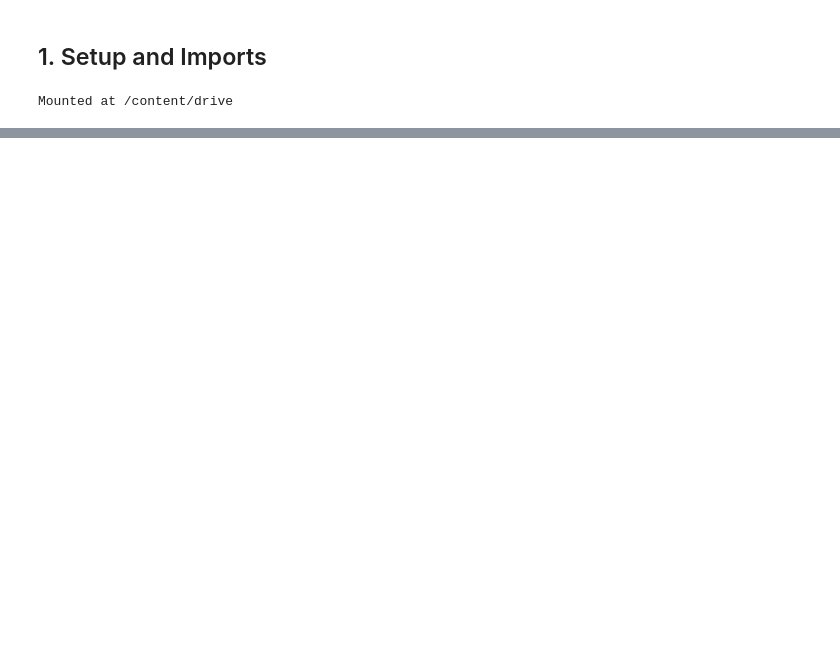
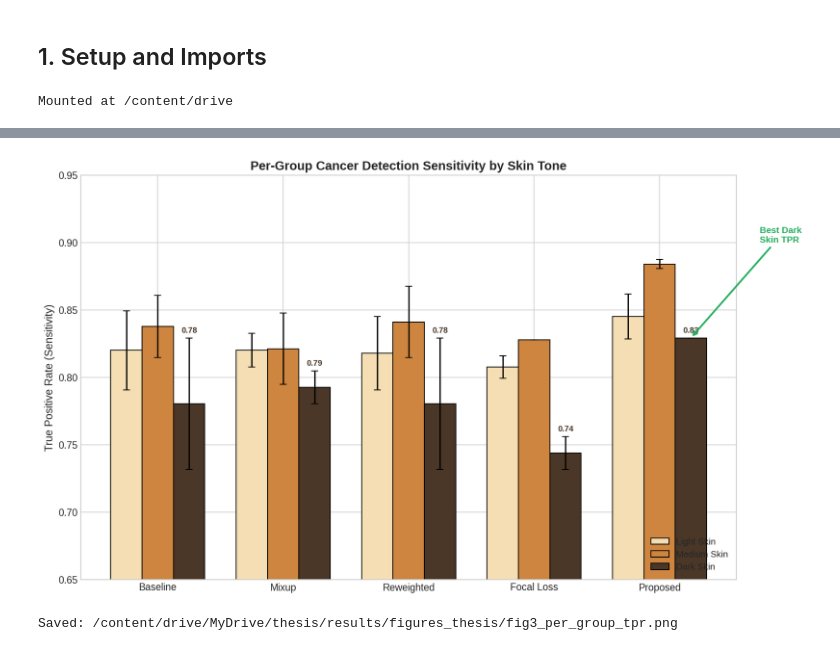
Before and after one commit to OluwaseyiFad/skin-lesion-classifier, a Jupyter notebook: fairderm_results_analysis_multiseed.ipynb, the cells around one changed output, grey strips where cells are left out. Drawn from its saved outputs; the diff is of its cells as text; code cells hidden in the pictures; blank space fills up the shorter version.

```diff
--- a/fairderm_results_analysis_multiseed.ipynb
+++ b/fairderm_results_analysis_multiseed.ipynb
@@ -897,0 +337,46 @@ All figures saved to: `results/figures_multiseed/`
+# %%
+fig, ax = plt.subplots(figsize=(12, 7))
+
+models = df.index.tolist()
+x = np.arange(len(models))
+width = 0.25
+
+# Skin tone colors
+skin_colors = ['#F5DEB3', '#CD853F', '#4A3728']  # Light, Medium, Dark
+
+bars1 = ax.bar(x - width, df['TPR Light'], width, yerr=df['TPR Light Std'],
+               label='Light Skin', color=skin_colors[0], edgecolor='black', capsize=4)
+bars2 = ax.bar(x, df['TPR Medium'], width, yerr=df['TPR Medium Std'],
+               label='Medium Skin', color=skin_colors[1], edgecolor='black', capsize=4)
+bars3 = ax.bar(x + width, df['TPR Dark'], width, yerr=df['TPR Dark Std'],
+               label='Dark Skin', color=skin_colors[2], edgecolor='black', capsize=4)
+
+ax.set_ylabel('True Positive Rate (Sensitivity)', fontsize=12)
+ax.set_title('Per-Group Cancer Detection Sensitivity by Skin Tone', fontsize=14, fontweight='bold')
+ax.set_xticks(x)
+ax.set_xticklabels(models, fontsize=11)
+ax.legend(loc='lower right', fontsize=10)
+ax.set_ylim(0.65, 0.95)
+
+# Add value labels for Dark skin (most important)
+for bar, val, std in zip(bars3, df['TPR Dark'], df['TPR Dark Std']):
+    ax.annotate(f'{val:.2f}',
+                xy=(bar.get_x() + bar.get_width()/2, bar.get_height() + std),
+                xytext=(0, 4), textcoords='offset points',
+                ha='center', va='bottom', fontsize=9, fontweight='bold', color='#4A3728')
+
+# Highlight Proposed's Dark skin performance
+proposed_idx = models.index('Proposed')
+ax.annotate('Best Dark\nSkin TPR',
+            xy=(proposed_idx + width, df.loc['Proposed', 'TPR Dark']),
+            xytext=(proposed_idx + 0.8, 0.90),
+            fontsize=10, color='#27ae60', fontweight='bold',
+            arrowprops=dict(arrowstyle='->', color='#27ae60', lw=2))
+
+plt.tight_layout()
+plt.savefig(FIGURES_DIR / 'fig3_per_group_tpr.png', dpi=300, bbox_inches='tight')
+plt.show()
+print(f"Saved: {FIGURES_DIR / 'fig3_per_group_tpr.png'}")
+# %% [output]
+[figure, added]
+Saved: /content/drive/MyDrive/thesis/results/figures_thesis/fig3_per_group_tpr.png
```
Also changed, not shown: parts of 49 cells of this notebook, 3 other files.
